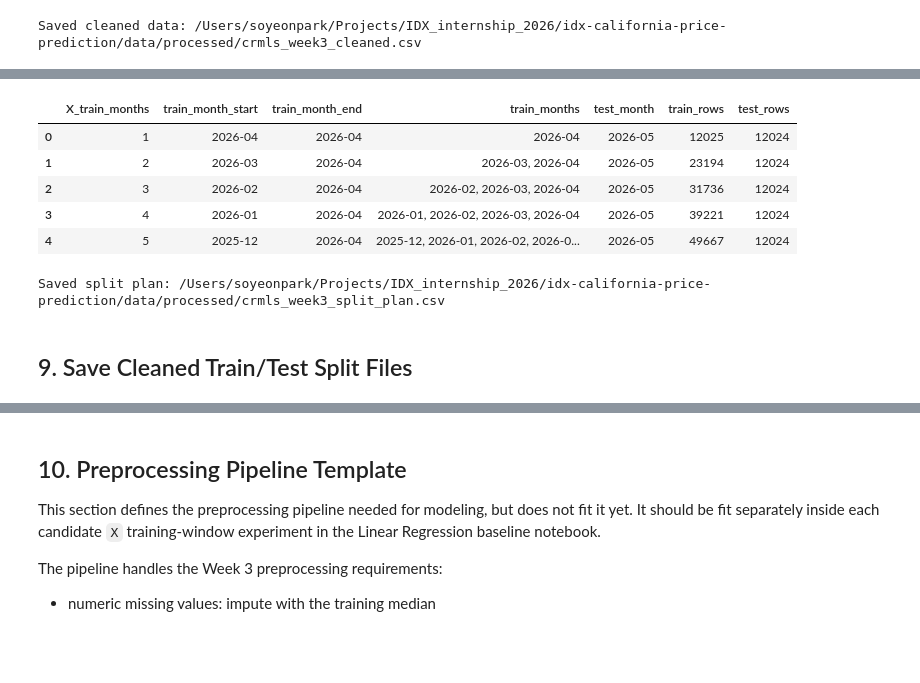
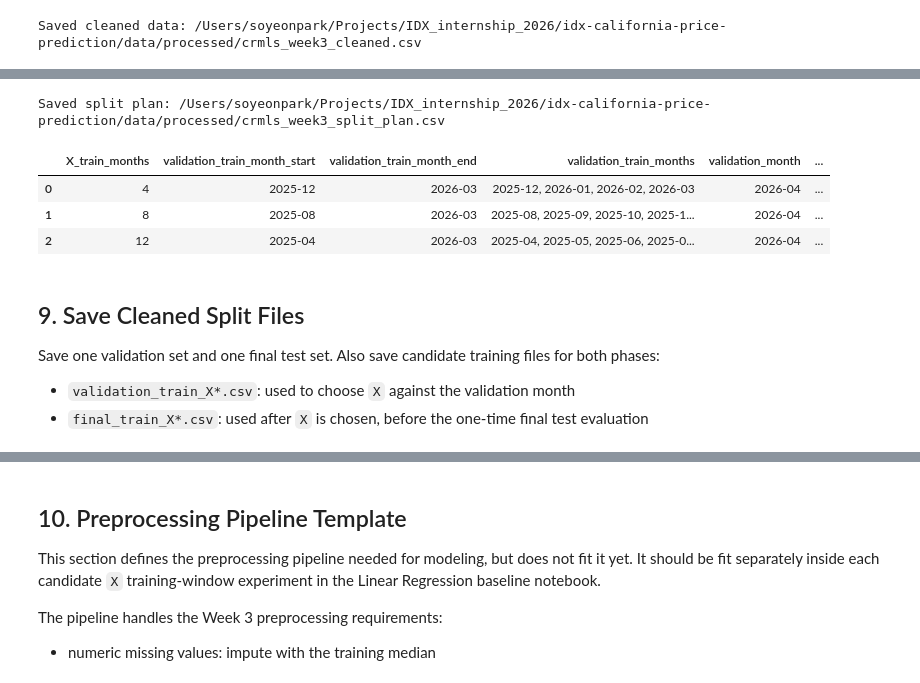
Before and after one commit to syp4137/idx-california-price-prediction, a Jupyter notebook: notebooks/02_preprocessing.ipynb, the cells around one changed output, grey strips where cells are left out. Saved outputs shown, nothing was run; the diff lists cells and outputs as text; code cells hidden in the pictures; blank space fills up the shorter version.

Commit message:
Update X training window split plan

```diff
--- a/notebooks/02_preprocessing.ipynb
+++ b/notebooks/02_preprocessing.ipynb
@@ -206,7 +215,7 @@ if "BedroomsTotal" in clean_df.columns:
 if "BathroomsTotalInteger" in clean_df.columns:
     clean_df.loc[clean_df["BathroomsTotalInteger"] < 0, "BathroomsTotalInteger"] = np.nan
 if "LotSizeSquareFeet" in clean_df.columns:
-    clean_df.loc[clean_df["LotSizeSquareFeet"] < 0, "LotSizeSquareFeet"] = np.nan
+    clean_df.loc[clean_df["LotSizeSquareFeet"] <= 0, "LotSizeSquareFeet"] = np.nan
 if "YearBuilt" in clean_df.columns:
     current_year = pd.Timestamp.today().year
     clean_df.loc[~clean_df["YearBuilt"].between(1800, current_year + 1), "YearBuilt"] = np.nan
@@ -317,41 +369,50 @@ def make_time_split(data, x_months):
 # %%
 split_plan_rows = []
 
-for x in possible_windows:
-    train_df, test_df, train_months, test_month_value = make_time_split(
+for x in candidate_windows:
+    validation_train_df, validation_df, validation_train_months, validation_month_value = make_validation_split(
         clean_df,
-        x_months=x
+        x_months=x,
+    )
+    final_train_df, test_df, final_train_months, test_month_value = make_final_test_split(
+        clean_df,
+        x_months=x,
     )
 
     split_plan_rows.append({
         "X_train_months": x,
-        "train_month_start": str(train_months[0]),
-        "train_month_end": str(train_months[-1]),
-        "train_months": ", ".join(str(month) for month in train_months),
+        "validation_train_month_start": str(validation_train_months[0]),
+        "validation_train_month_end": str(validation_train_months[-1]),
+        "validation_train_months": ", ".join(str(month) for month in validation_train_months),
+        "validation_month": str(validation_month_value),
+        "validation_train_rows": len(validation_train_df),
+        "validation_rows": len(validation_df),
+        "final_train_month_start": str(final_train_months[0]),
+        "final_train_month_end": str(final_train_months[-1]),
+        "final_train_months": ", ".join(str(month) for month in final_train_months),
         "test_month": str(test_month_value),
-        "train_rows": len(train_df),
+        "final_train_rows": len(final_train_df),
         "test_rows": len(test_df),
     })
 
 split_plan = pd.DataFrame(split_plan_rows)
+split_plan.to_csv(SPLIT_PLAN_CSV, index=False)
 
+print(f"Saved split plan: {SPLIT_PLAN_CSV}")
 display(split_plan)
 # %% [output]
+Saved split plan: /Users/soyeonpark/Projects/IDX_internship_2026/idx-california-price-prediction/data/processed/crmls_week3_split_plan.csv
-|  | X_train_months | train_month_start | train_month_end | train_months | test_month | train_rows | test_rows |
-| 0 | 1 | 2026-04 | 2026-04 | 2026-04 | 2026-05 | 12025 | 12024 |
-| 1 | 2 | 2026-03 | 2026-04 | 2026-03, 2026-04 | 2026-05 | 23194 | 12024 |
-| 2 | 3 | 2026-02 | 2026-04 | 2026-02, 2026-03, 2026-04 | 2026-05 | 31736 | 12024 |
-| 3 | 4 | 2026-01 | 2026-04 | 2026-01, 2026-02, 2026-03, 2026-04 | 2026-05 | 39221 | 12024 |
-| 4 | 5 | 2025-12 | 2026-04 | 2025-12, 2026-01, 2026-02, 2026-0... | 2026-05 | 49667 | 12024 |
+|  | X_train_months | validation_train_month_start | validation_train_month_end | validation_train_months | validation_month | ... |
+| 0 | 4 | 2025-12 | 2026-03 | 2025-12, 2026-01, 2026-02, 2026-03 | 2026-04 | ... |
+| 1 | 8 | 2025-08 | 2026-03 | 2025-08, 2025-09, 2025-10, 2025-1... | 2026-04 | ... |
+| 2 | 12 | 2025-04 | 2026-03 | 2025-04, 2025-05, 2025-06, 2025-0... | 2026-04 | ... |
-# %%
-# Save split plan for the next modeling notebook.
-split_plan.to_csv(SPLIT_PLAN_CSV, index=False)
-
-print(f"Saved split plan: {SPLIT_PLAN_CSV}")
-# %% [output]
-Saved split plan: /Users/soyeonpark/Projects/IDX_internship_2026/idx-california-price-prediction/data/processed/crmls_week3_split_plan.csv
 # %% [markdown]
-## 9. Save Cleaned Train/Test Split Files
+## 9. Save Cleaned Split Files
+
+Save one validation set and one final test set. Also save candidate training files for both phases:
+
+- `validation_train_X*.csv`: used to choose `X` against the validation month
+- `final_train_X*.csv`: used after `X` is chosen, before the one-time final test evaluation
 # %%
 SPLIT_DIR = PROCESSED_DATA_DIR / "splits"
 SPLIT_DIR.mkdir(parents=True, exist_ok=True)
```
Also changed, not shown: parts of 12 cells of this notebook.
